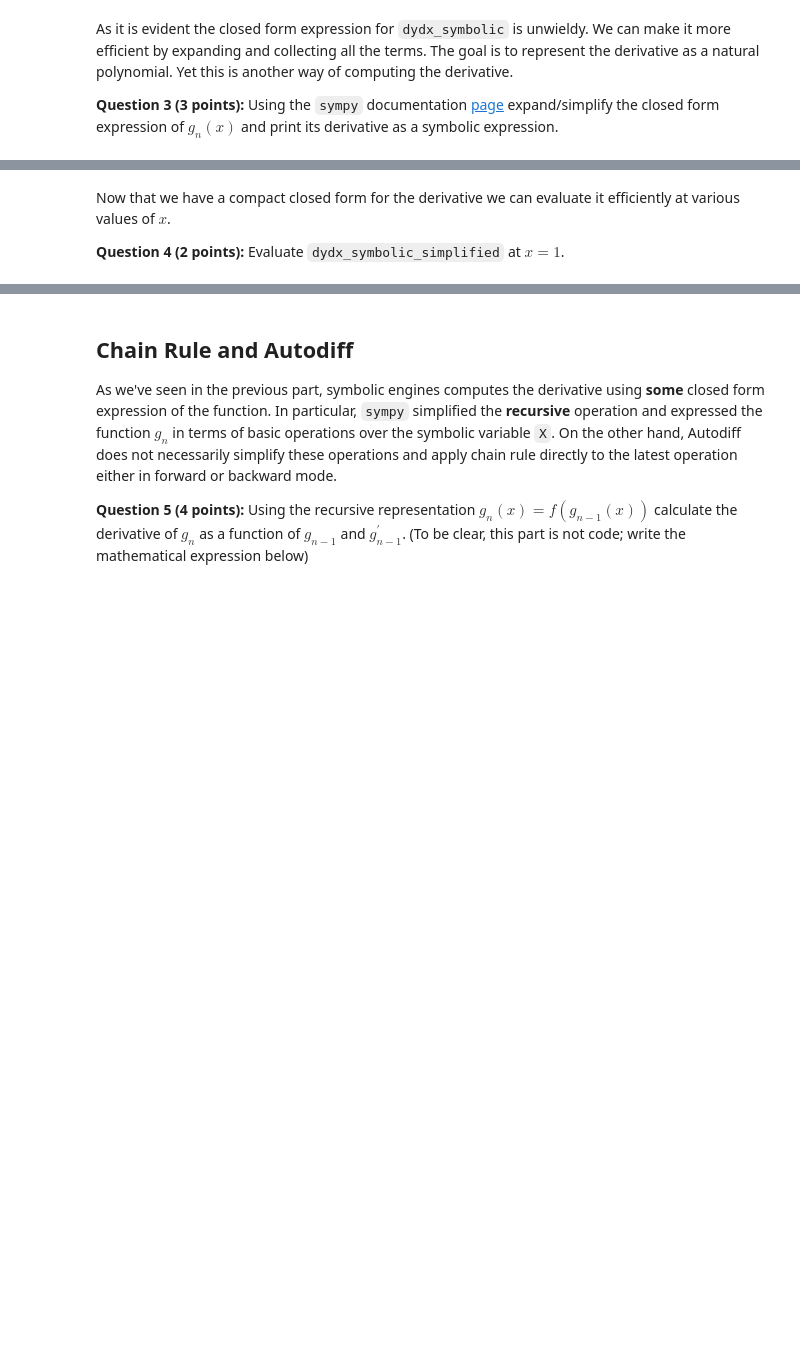
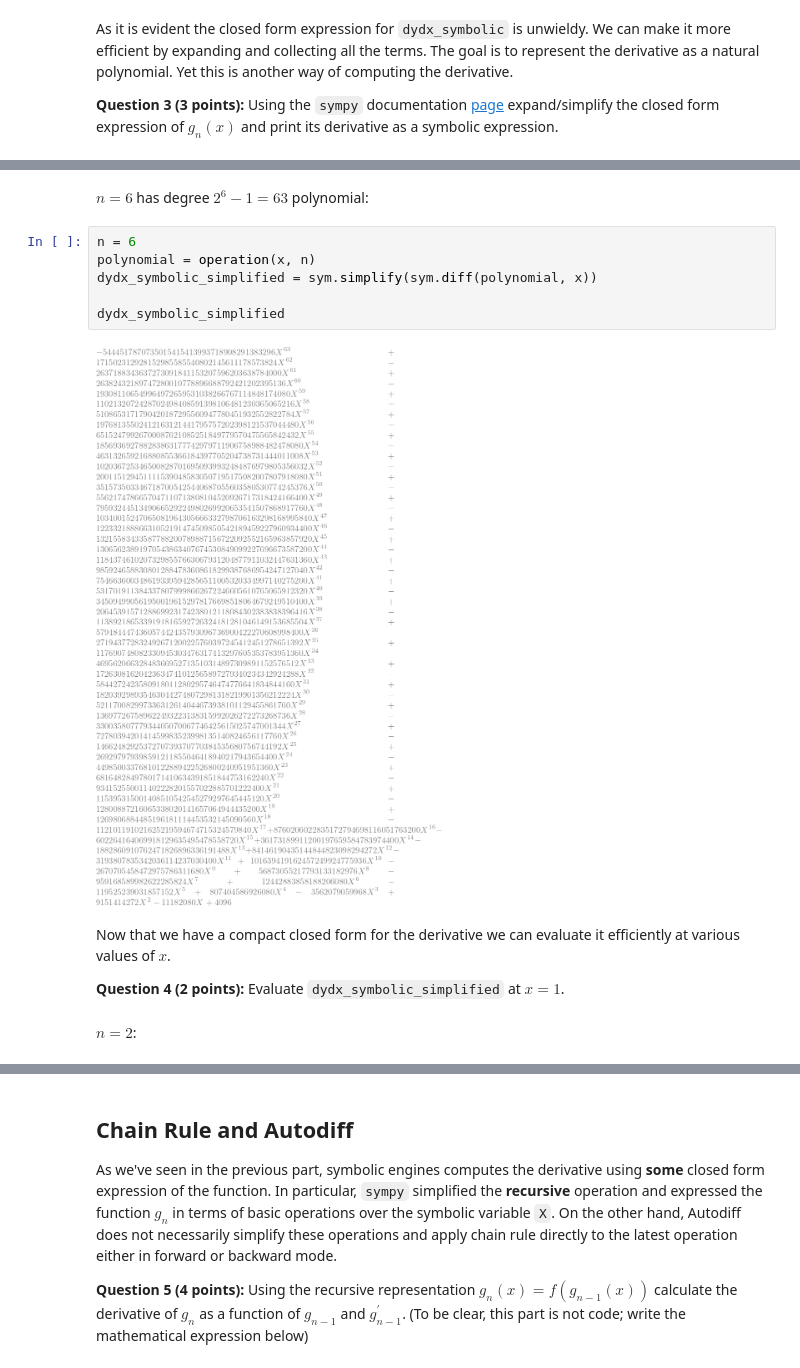
Before and after one commit to the-salty-austin/stat5242, a Jupyter notebook: hw4/04_gr5242_autodiff.ipynb, the cells around one changed output, grey strips where cells are left out. Saved outputs shown, nothing was run; the diff lists cells and outputs as text; blank space fills up the shorter version.

```diff
--- a/hw4/04_gr5242_autodiff.ipynb
+++ b/hw4/04_gr5242_autodiff.ipynb
@@ -97,4 +194,16 @@ dydx_symbolic_simplified # This should express a polynomial of degree 2^n - 1.
+# %% [markdown]
+$n=6$ has degree $2^6-1 = 63$ polynomial:
+# %%
+n = 6
+polynomial = operation(x, n)
+dydx_symbolic_simplified = sym.simplify(sym.diff(polynomial, x))
+
+dydx_symbolic_simplified
+# %% [output]
+[figure, added]
 # %% [markdown]
 Now that we have a compact closed form for the derivative we can evaluate it efficiently at various values of $x$.
 
 **Question 4 (2 points):** Evaluate `dydx_symbolic_simplified` at $x=1$.
+# %% [markdown]
+$n=2$:
```
Also changed, not shown: parts of 35 cells of this notebook, 2 other files.
